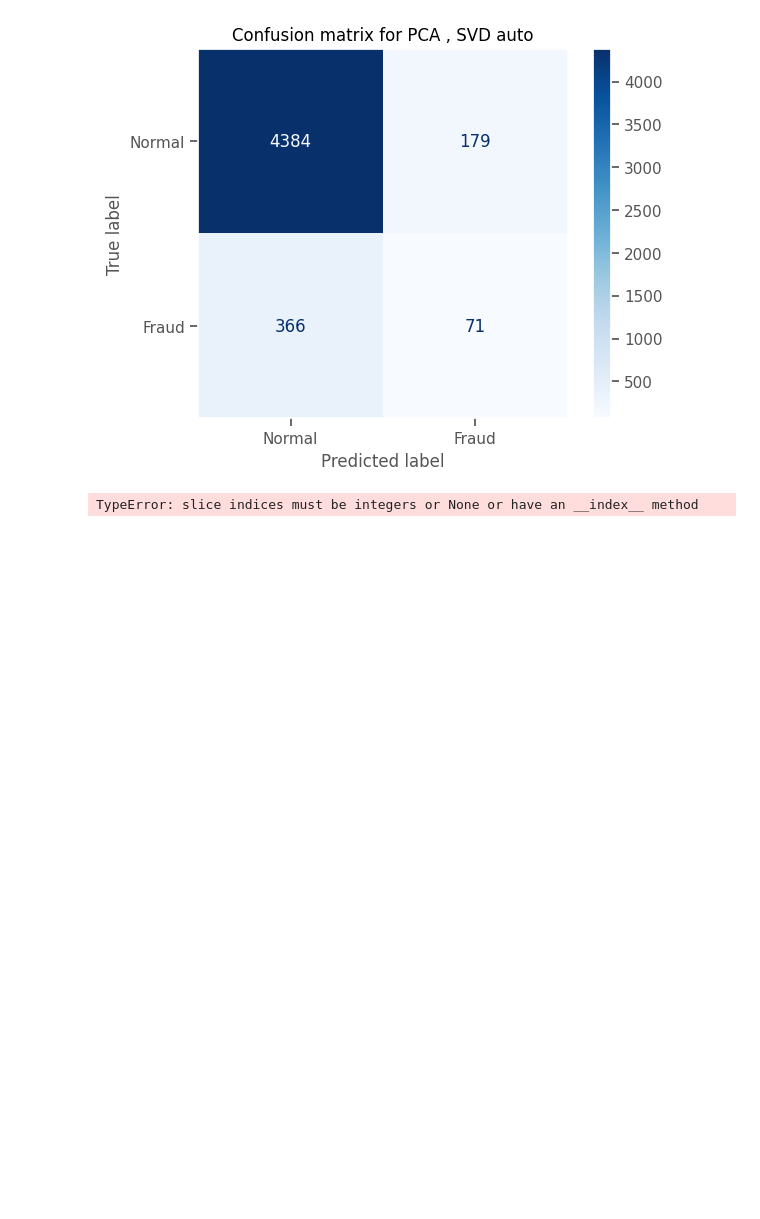
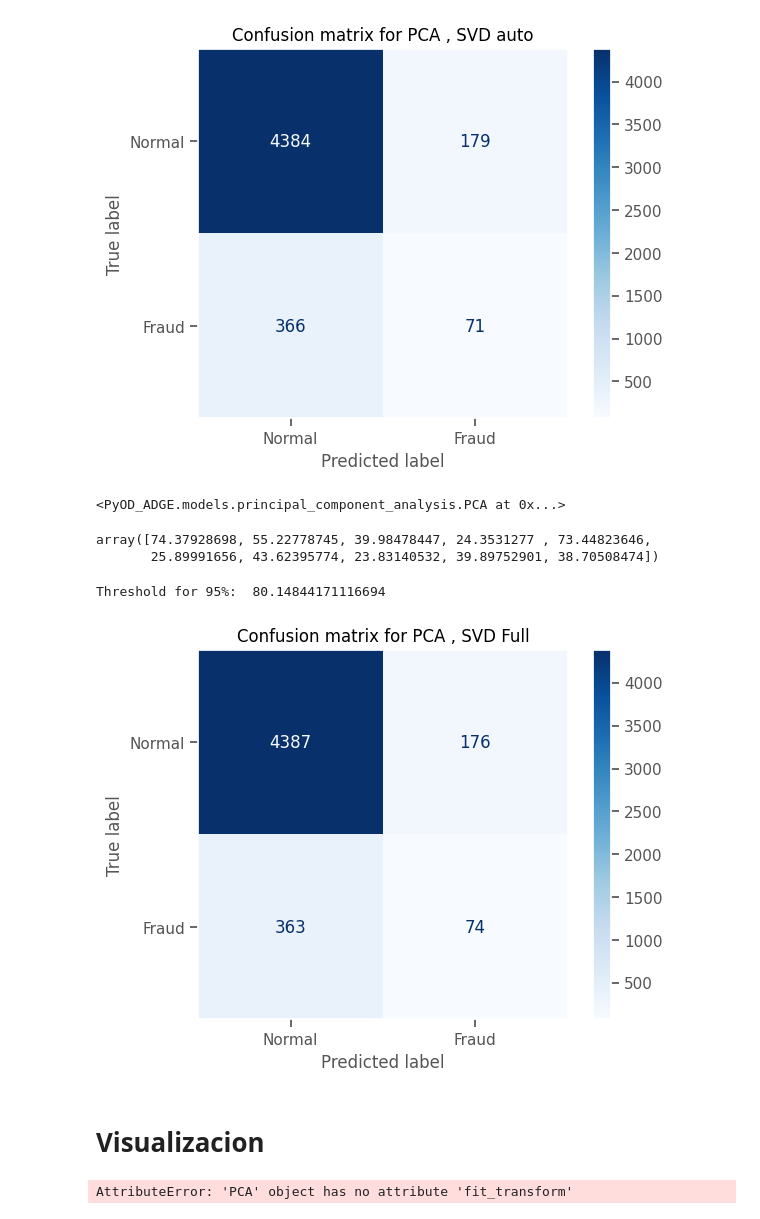
Before and after one commit to Jonkkeyler333/PyOD_ADGE, a Jupyter notebook: notebooks/pca.ipynb, the cells around one changed output. Drawn from its saved outputs; the diff is of its cells as text; code cells hidden in the pictures; blank space fills up the shorter version.

Commit message:
Notebook PCA V2 and new Function in PCA
Se añade fit transform al PCA, de manera que se pueda transformar la dimensionalidad para graficar los inliners y outliers

```diff
--- a/notebooks/pca.ipynb
+++ b/notebooks/pca.ipynb
@@ -97,7 +97,39 @@ plt.show()
 Threshold for 95%:  52.13923003105487
 [figure]
 # %%
-model2 = PCA( svd_solver="full", n_components=0.90, whiten=True , random_state=42)
+model2 = PCA( svd_solver="arpack", n_components=3, whiten=True , random_state=42)
 model2.fit(X)
 # %% [output]
-TypeError: slice indices must be integers or None or have an __index__ method
+<PyOD_ADGE.models.principal_component_analysis.PCA at 0x...>
+# %%
+model2.decision_scores_.shape
+model2.decision_scores_[0:10]
+# %% [output]
+array([74.37928698, 55.22778745, 39.98478447, 24.3531277 , 73.44823646,
+       25.89991656, 43.62395774, 23.83140532, 39.89752901, 38.70508474])
+# %%
+from sklearn.metrics import confusion_matrix
+
+scores = model2.decision_function(X)
+thresh = np.percentile(model2.decision_function(X), 95)
+print('Threshold for 95%: ',thresh)
+y_predcm = np.where(scores > thresh, 1, 0).astype(int)
+
+
+cm=confusion_matrix(y,y_predcm)
+fig,ax=plt.subplots()
+disp=ConfusionMatrixDisplay(cm,display_labels=['Normal','Fraud'])
+disp.plot(cmap='Blues',ax=ax,colorbar=True)
+ax.set_title('Confusion matrix for PCA , SVD Full')
+ax.grid(False)
+plt.show()
+# %% [output]
+Threshold for 95%:  80.14844171116694
+[figure, added]
+# %% [markdown]
+# Visualizacion
+# %%
+model.explained_variance_ratio_
+X_2D= model.fit_transform(X)
+# %% [output]
+AttributeError: 'PCA' object has no attribute 'fit_transform'
```
Also changed, not shown: parts of 2 cells of this notebook, 1 other file.
